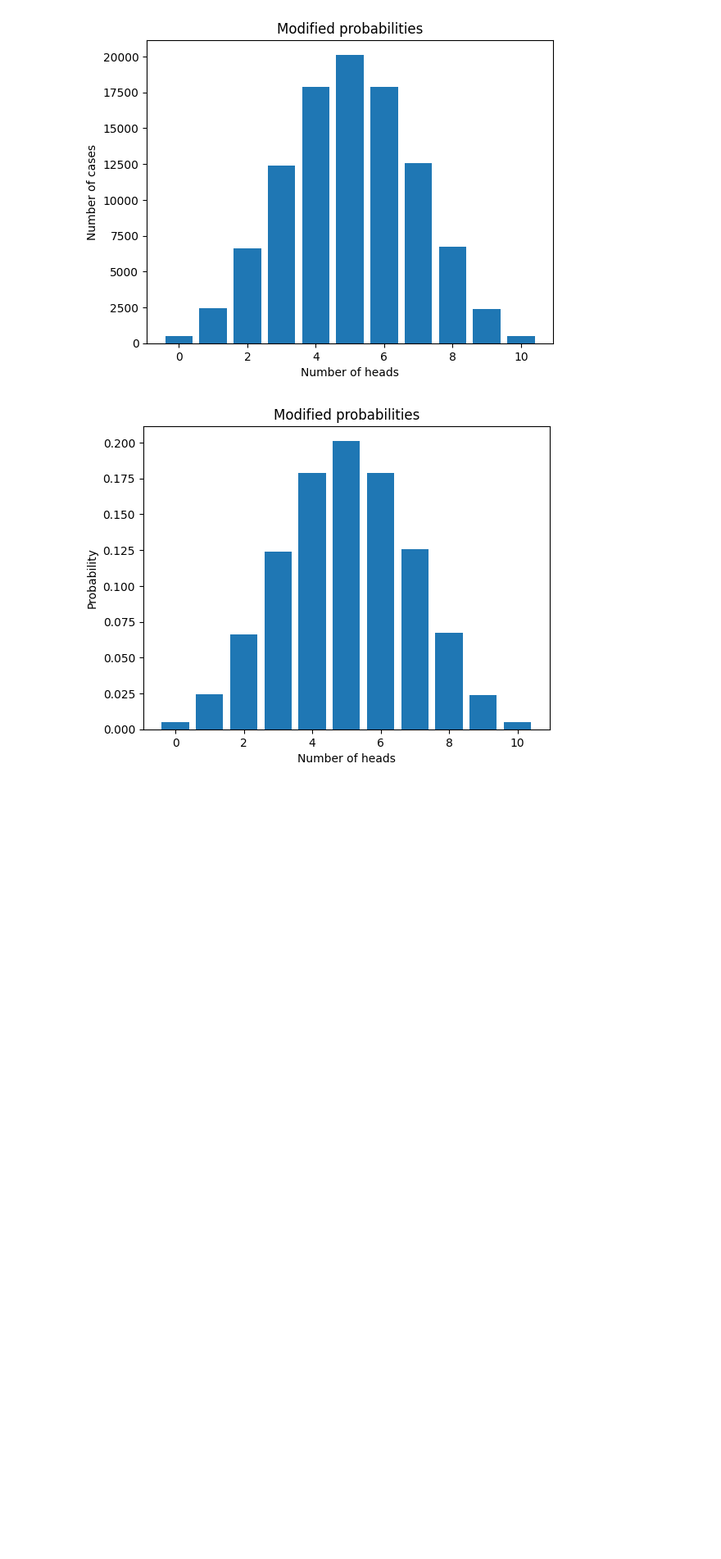
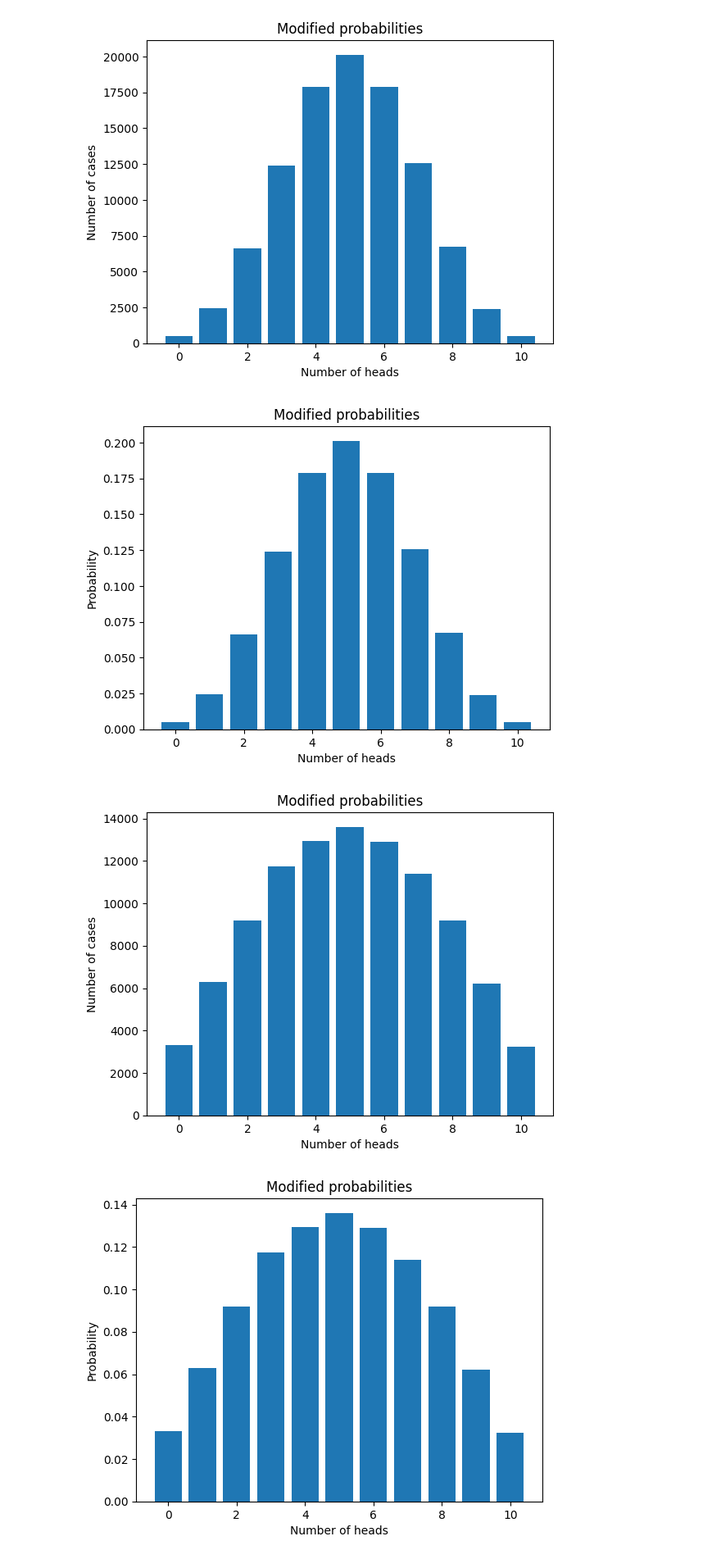
Before and after one commit to ilpovirt/Data_and_math_2025, a Jupyter notebook: Exercises_15.10.2025.ipynb, the cells around one changed output. Shown: that part at 82% size. Saved outputs shown, nothing was run; the diff lists cells and outputs as text; code cells hidden in the pictures; blank space fills up the shorter version.

```diff
--- a/Exercises_15.10.2025.ipynb
+++ b/Exercises_15.10.2025.ipynb
@@ -132,9 +132,55 @@ plt.show()
 [figure]
 [figure]
 # %%
-# 49. Repeat once more, but now assume that heads (tails) always cumulative adds 5% to the probability of heads (tails).
-# For example, if the first three flips are heads the probability of heads for fouth flip is then 50%+5%+5%+5% = 65%,
+# 49. Repeat once more, but now assume that heads (tails) always cumulative
+# adds 5% to the probability of heads (tails).
+# For example, if the first three flips are heads the probability of
+# heads for fouth flip is then 50%+5%+5%+5% = 65%,
 # but if the fourth one is tails then the probability of heads for fifth flip is 50%+5%+5%+5% - 5% = 60%
+
+
+
+def weighted_binomial2(N): #N is number of flips'
+    flip_res = np.zeros([N,1])
+    p = 0.5 #Initial probability (50% - 50% for heads - tails)
+    for i in range(N): #repeating N times
+        f = np.random.binomial(1,p,1) #flip simulator
+        flip_res[i] = f #Write results to results array
+        #Varying probabilities:
+        if f == 1: #Heads
+            p = p + 0.05 #Probability of heads increases by 5%
+        elif f == 0: #Tails
+            p = p - 0.05 #Probability of heads decreases by 5% --> Probability of tails increases by 5%
+    return flip_res
+
+N = 10
+#Define a result matrix:
+result = np.zeros([11,2]) #Eleven possible outcomes and number of cases for each
+result[:,0] = np.arange(0,11,1)
+
+#Let's repeat the experiment n times
+n = 100000
+for i in range(n):
+    j = int(np.sum(weighted_binomial2(N))) #Sum of experiment gives the number of heads
+    result[j,1] = result[j,1] + 1
+
+
+plt.bar(result[:,0],result[:,1])
+plt.xlabel('Number of heads')
+plt.ylabel('Number of cases')
+plt.title('Modified probabilities')
+plt.show()
+
+#Let's normalize to get the actual probability
+
+plt.bar(result[:,0],result[:,1]/n)
+plt.xlabel('Number of heads')
+plt.ylabel('Probability')
+plt.title('Modified probabilities')
+plt.show()
+# %% [output]
+[figure, added]
+[figure, added]
 # %%
 
 # 50. Write a Python code to simulate the probability density function of total
```
Also changed, not shown: parts of 2 cells of this notebook.
